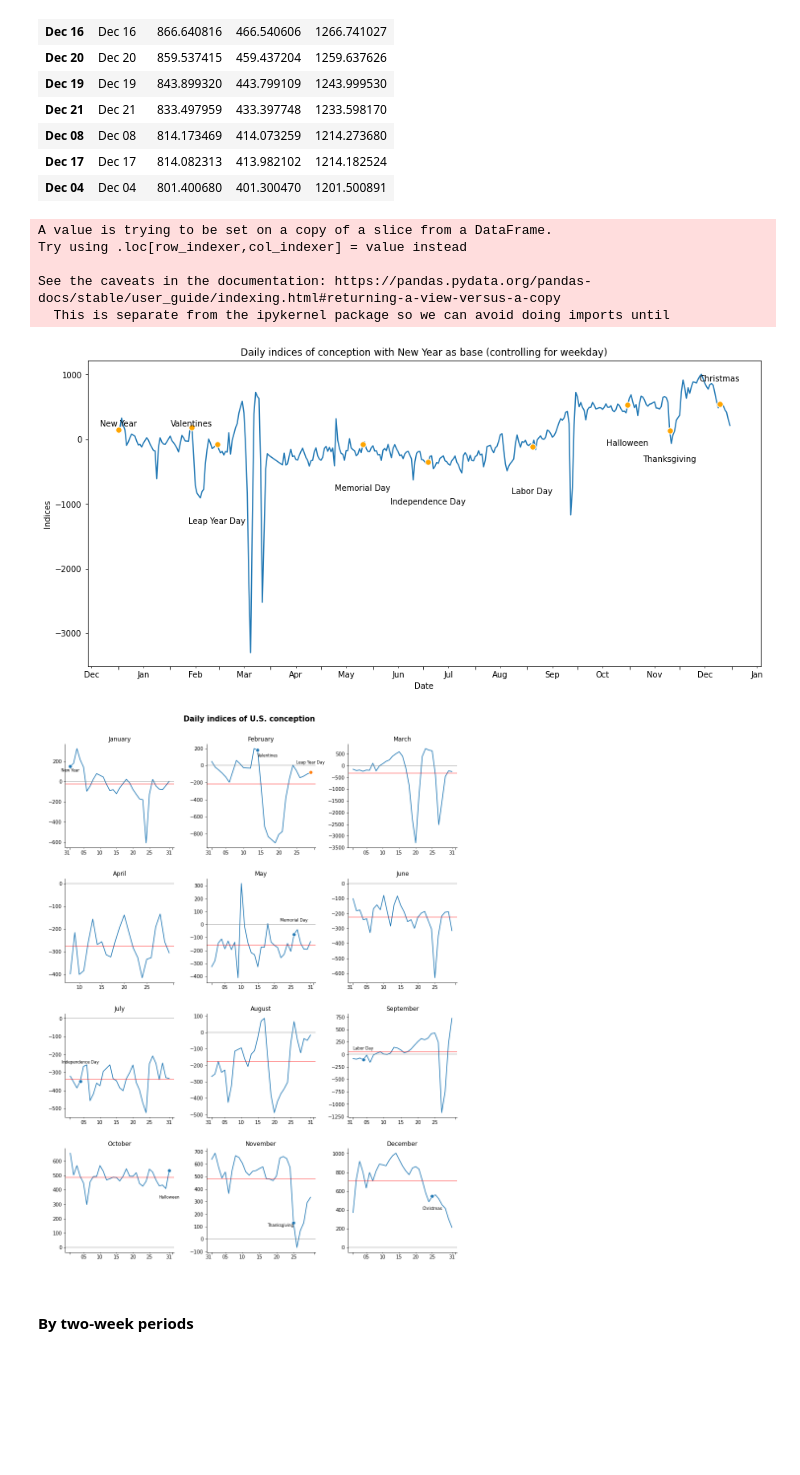
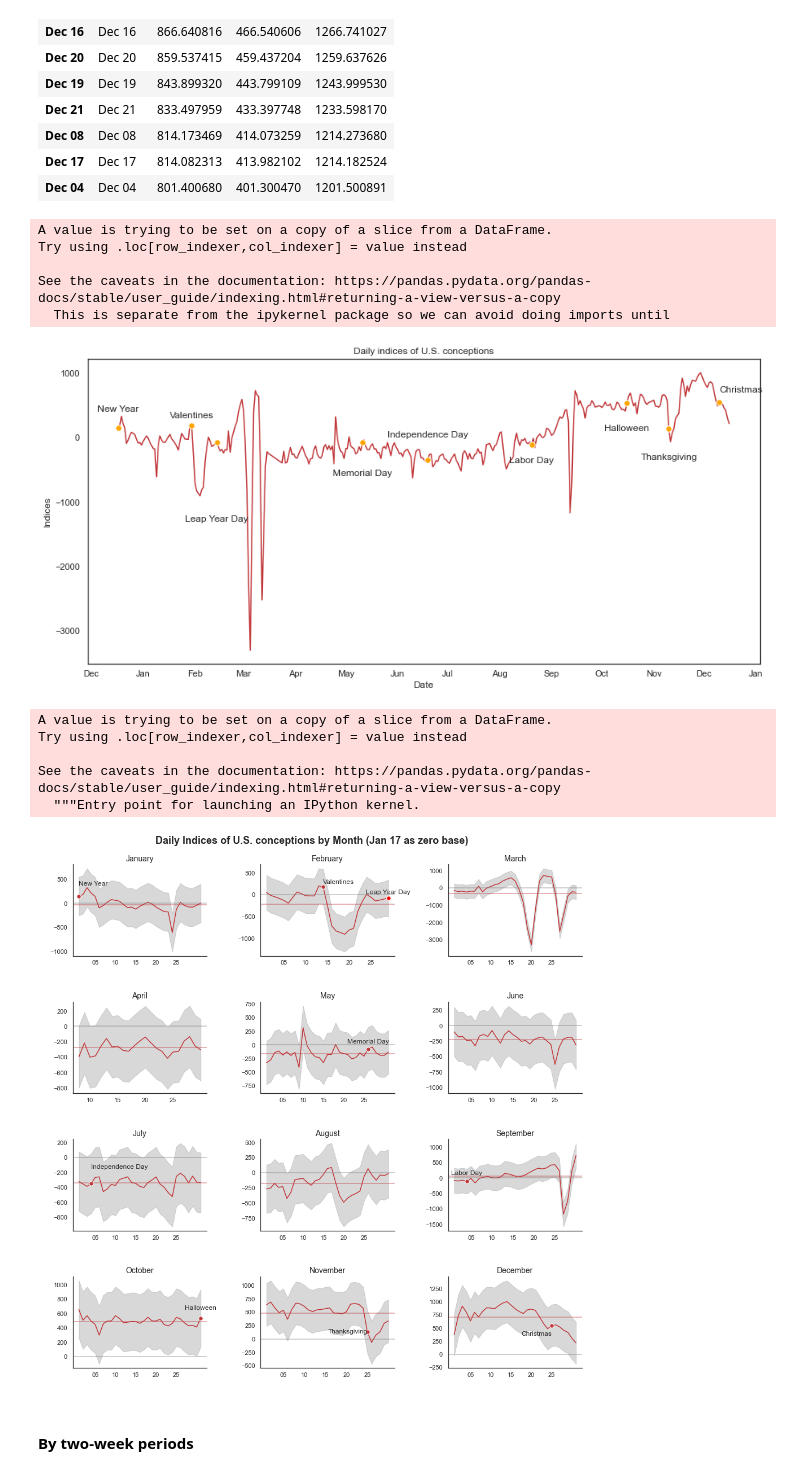
Before and after one commit to taidnguyen/us-birthdays, a Jupyter notebook: main.ipynb, the cells around one changed output. Drawn from its saved outputs; the diff is of its cells as text; code cells hidden in the pictures; blank space fills up the shorter version.

```diff
--- a/main.ipynb
+++ b/main.ipynb
@@ -9,6 +9,8 @@ import seaborn as sns
 import statsmodels.api as sm
 %matplotlib inline
 plt.rcParams['figure.figsize'] = (15, 7) #set figsize for all
+sns.set(palette = 'RdBu')
+sns.set_style('white')
 # %% [markdown]
 ### Read data and concat
 # %% [markdown]
@@ -224,18 +226,18 @@ data['date'] = pd.to_datetime('2012 ' + data['date'], format='%Y %b %d', errors=
 
 # Plot
 ax = sns.lineplot(x=data['date'], y=data['coefficient'])
-ax.set(title='Daily indices of conception with New Year as base (controlling for weekday)', ylabel='Indices', xlabel='Date')
+ax.set(title='Daily indices of U.S. conceptions', ylabel='Indices', xlabel='Date')
 
 # day labels
-ax.text(datetime.datetime(2012, 1, 1), 200, "New Year", ha='center')
-ax.text(datetime.datetime(2012, 2, 14), 200, "Valentines", ha='center')
+ax.text(datetime.datetime(2012, 1, 1), 400, "New Year", ha='center')
+ax.text(datetime.datetime(2012, 2, 14), 300, "Valentines", ha='center')
 ax.text(datetime.datetime(2012, 2, 29), -1300, "Leap Year Day", ha='center')
-ax.text(datetime.datetime(2012, 5, 26), -800, "Memorial Day", ha='center')
-ax.text(datetime.datetime(2012, 7, 4), -1000, "Independence Day", ha='center')
-ax.text(datetime.datetime(2012, 9, 4), -850, "Labor Day", ha='center')
-ax.text(datetime.datetime(2012, 10, 31), -100, "Halloween", ha='center')
+ax.text(datetime.datetime(2012, 5, 26), -600, "Memorial Day", ha='center')
+ax.text(datetime.datetime(2012, 7, 4), 0, "Independence Day", ha='center')
+ax.text(datetime.datetime(2012, 9, 4), -400, "Labor Day", ha='center')
+ax.text(datetime.datetime(2012, 10, 31), 100, "Halloween", ha='center')
 ax.text(datetime.datetime(2012, 11, 25), -350, "Thanksgiving", ha='center')
-ax.text(datetime.datetime(2012, 12, 25), 900, "Christmas", ha='center')
+ax.text(datetime.datetime(2012, 12, 25), 700, "Christmas", ha='left')
 #dots
 point_dict = data.set_index('date').to_dict('index')
 
@@ -264,58 +266,64 @@ Try using .loc[row_indexer,col_indexer] = value instead
 
 See the caveats in the documentation: https://pandas.pydata.org/pandas-docs/stable/user_guide/indexing.html#returning-a-view-versus-a-copy
   This is separate from the ipykernel package so we can avoid doing imports until
-[figure, old version]
+[figure, new version]
 # %%
 data['month'] = data['date'].dt.strftime('%B')
 
 # Initialize FacetGrid
 g = sns.FacetGrid(data.sort_values(['date']), col='month', col_wrap=3, sharey=False, sharex=False,
-                  height=4)
+                  height=3.5, aspect=1.3)
 
 # Map lines
 def lines(x,y, **kwargs):
     ax = sns.lineplot(x,y,**kwargs)
     ax.axhline(0, alpha=0.5, color='gray')
-    ax.axhline(np.mean(y), alpha=0.5, color='red')
+    ax.axhline(np.mean(y), alpha=0.5)
     ax.xaxis.set_major_locator(mpl.dates.MonthLocator()) #force major ticks on a monthly time scale
-    ax.xaxis.set_minor_locator(mpl.dates.MonthLocator(bymonthday=[0,1,5,10,15,20,25,31]))
+    ax.xaxis.set_minor_locator(mpl.dates.MonthLocator(bymonthday=[0,1,5,10,15,20,25]))
     ax.xaxis.set_major_formatter(mpl.ticker.NullFormatter())
     ax.xaxis.set_minor_formatter(mpl.dates.DateFormatter('%d'))
 
 g = g.map(lines, 'date', 'coefficient')
-g = g.set_titles(col_template="{col_name}", size=12)
+g = g.map(plt.fill_between, 'date', 'lower', 'upper', color='gray', alpha=0.3)
+g = g.set_titles(col_template="{col_name}", size=14)
 g = g.set_xlabels(' ')
 g = g.set_ylabels(' ')
 g = g.set_xticklabels(' ')
 
 # Manually add major dates
 point_dict = data.set_index('date').to_dict('index')
 
-g.axes[0].text(datetime.datetime(2012, 1, 1), 100, "New Year", ha='center', fontsize=8)
+g.axes[0].text(datetime.datetime(2012, 1, 1), 380, "New Year", ha='left', fontsize=12)
 g.axes[0].plot(datetime.datetime(2012, 1, 1), point_dict[datetime.datetime(2012, 1, 1)]['coefficient'], marker='.', markersize=15, markeredgecolor='white')
-g.axes[1].text(datetime.datetime(2012, 2, 14), 100, "Valentines", ha='left', fontsize=8)
+g.axes[1].text(datetime.datetime(2012, 2, 14), 250, "Valentines", ha='left', fontsize=12)
 g.axes[1].plot(datetime.datetime(2012, 2, 14), point_dict[datetime.datetime(2012, 2, 14)]['coefficient'], marker='.', markersize=15, markeredgecolor='white')
-g.axes[1].text(datetime.datetime(2012, 2, 29), 20, "Leap Year Day", ha='center', fontsize=8)
-g.axes[1].plot(datetime.datetime(2012, 2, 29), point_dict[datetime.datetime(2012, 2, 29)]['coefficient'], marker='.', markersize=15, markeredgecolor='white')
-g.axes[4].text(datetime.datetime(2012, 5, 26), 25, "Memorial Day", ha='center', fontsize=8)
+g.axes[1].text(datetime.datetime(2012, 2, 29), 20, "Leap Year Day", ha='center', fontsize=12)
+g.axes[1].plot(datetime.datetime(2012, 2, 29), point_dict[datetime.datetime(2012, 2, 29)]['coefficient'], marker='.', markersize=15, markeredgecolor='white', color='red')
+g.axes[4].text(datetime.datetime(2012, 5, 26), 25, "Memorial Day", ha='center', fontsize=12)
 g.axes[4].plot(datetime.datetime(2012, 5, 26), point_dict[datetime.datetime(2012, 5, 26)]['coefficient'], marker='.', markersize=15, markeredgecolor='white')
-g.axes[6].text(datetime.datetime(2012, 7, 4), -250, "Independence Day", ha='center', fontsize=8)
+g.axes[6].text(datetime.datetime(2012, 7, 4), -150, "Independence Day", ha='left', fontsize=12)
 g.axes[6].plot(datetime.datetime(2012, 7, 4), point_dict[datetime.datetime(2012, 7, 4)]['coefficient'], marker='.', markersize=15, markeredgecolor='white')
-g.axes[8].text(datetime.datetime(2012, 9, 4), 100, "Labor Day", ha='center', fontsize=8)
+g.axes[8].text(datetime.datetime(2012, 9, 4), 100, "Labor Day", ha='center', fontsize=12)
 g.axes[8].plot(datetime.datetime(2012, 9, 4), point_dict[datetime.datetime(2012, 9, 4)]['coefficient'], marker='.', markersize=15, markeredgecolor='white')
-g.axes[9].text(datetime.datetime(2012, 10, 31), 340, "Halloween", ha='center', fontsize=8)
+g.axes[9].text(datetime.datetime(2012, 10, 31), 650, "Halloween", ha='center', fontsize=12)
 g.axes[9].plot(datetime.datetime(2012, 10, 31), point_dict[datetime.datetime(2012, 10, 31)]['coefficient'], marker='.', markersize=15, markeredgecolor='white')
-g.axes[10].text(datetime.datetime(2012, 11, 25), 100, "Thanksgiving", ha='right', fontsize=8)
+g.axes[10].text(datetime.datetime(2012, 11, 25), 100, "Thanksgiving", ha='right', fontsize=12)
 g.axes[10].plot(datetime.datetime(2012, 11, 25), point_dict[datetime.datetime(2012, 11, 25)]['coefficient'], marker='.', markersize=15, markeredgecolor='white')
-g.axes[11].text(datetime.datetime(2012, 12, 25), 400, "Christmas", ha='center', fontsize=8)
+g.axes[11].text(datetime.datetime(2012, 12, 25), 350, "Christmas", ha='right', fontsize=12)
 g.axes[11].plot(datetime.datetime(2012, 12, 25), point_dict[datetime.datetime(2012, 12, 25)]['coefficient'], marker='.', markersize=15, markeredgecolor='white')
 
 # Final adjustments
-plt.subplots_adjust(hspace=0.3, wspace=0.3, top=0.93) #spacing between and on top
-g = g.fig.suptitle('Daily indices of U.S. conception', fontsize=15, fontweight='bold')
+plt.subplots_adjust(hspace=0.5, wspace=0.4, top=0.93) #spacing between and on top
+g = g.fig.suptitle('Daily Indices of U.S. conceptions by Month (Jan 17 as zero base)', fontsize=18, fontweight='bold')
 plt.show()
 # %% [output]
+A value is trying to be set on a copy of a slice from a DataFrame.
+Try using .loc[row_indexer,col_indexer] = value instead
+
+See the caveats in the documentation: https://pandas.pydata.org/pandas-docs/stable/user_guide/indexing.html#returning-a-view-versus-a-copy
+  """Entry point for launching an IPython kernel.
-[figure, old version]
+[figure, new version]
 # %% [markdown]
 #### By two-week periods
 # %%
```
Also changed, not shown: parts of 4 cells of this notebook.
